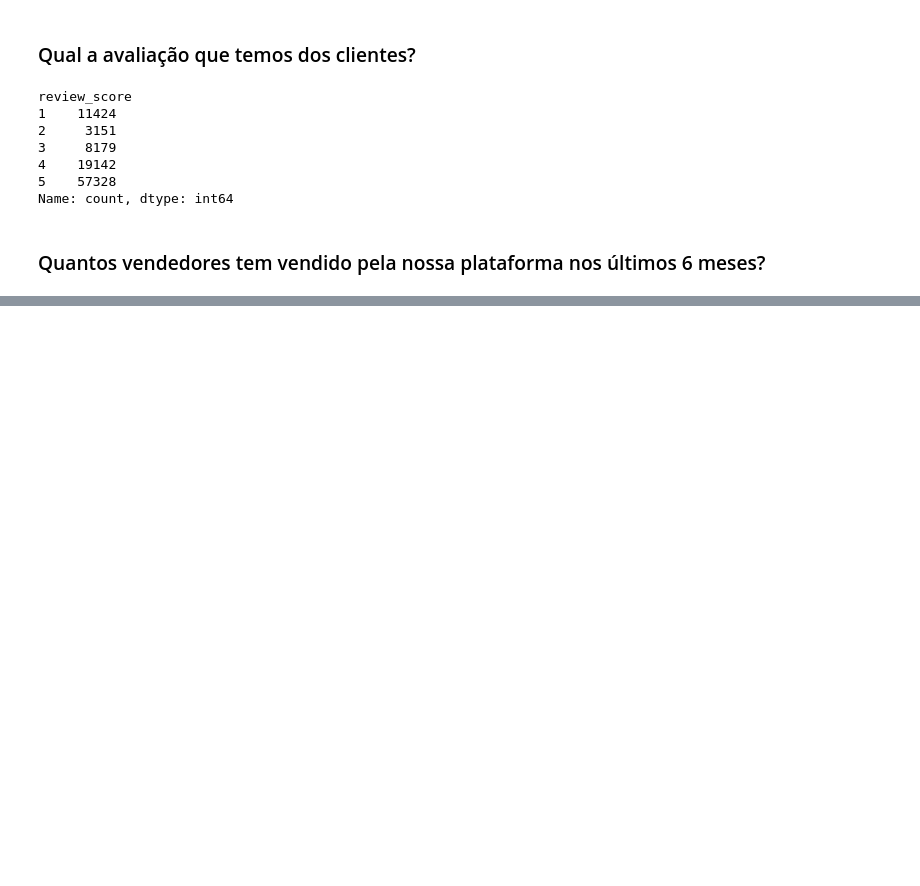
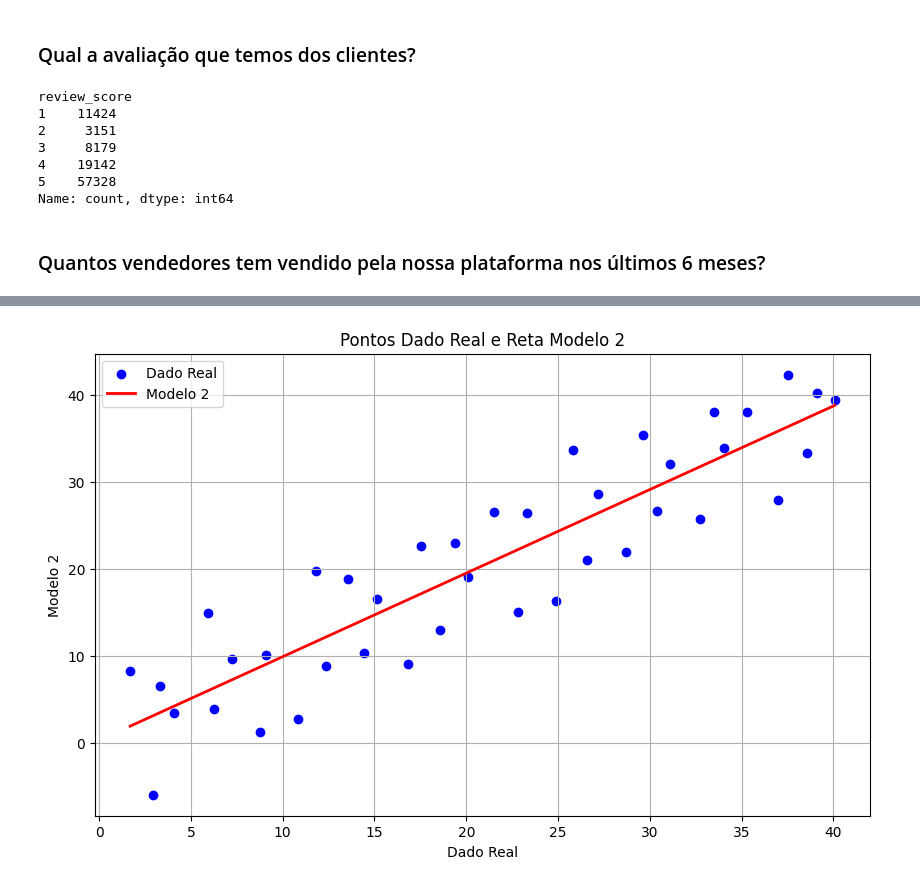
Before and after one commit to DS-Johnny/Estatistica_AnalisedeDados, a Jupyter notebook: exercicios_ciclo_1.ipynb, the cells around one changed output, grey strips where cells are left out. Saved outputs shown, nothing was run; the diff lists cells and outputs as text; code cells hidden in the pictures; blank space fills up the shorter version.

```diff
--- a/exercicios_ciclo_1.ipynb
+++ b/exercicios_ciclo_1.ipynb
@@ -74,0 +233,19 @@ sellers
+# %%
+# Calcular a regressão linear para Modelo 1
+slope, intercept, r_value, p_value, std_err = linregress(df['Dado Real'], df['Modelo 2'])
+
+# Criar a linha de regressão para Modelo 1
+modelo_2_line = slope * df['Dado Real'] + intercept
+
+# Plotar o gráfico
+plt.figure(figsize=(10, 6))
+plt.scatter(df['Dado Real'], df['Modelo 2'], color='blue', label='Dado Real')
+plt.plot(df['Dado Real'], modelo_2_line, color='red', label='Modelo 2', linewidth=2)
+plt.xlabel('Dado Real')
+plt.ylabel('Modelo 2')
+plt.title('Pontos Dado Real e Reta Modelo 2')
+plt.legend()
+plt.grid(True)
+plt.show()
+# %% [output]
+[figure, added]
```
Also changed, not shown: parts of 16 cells of this notebook, 5 other files.
